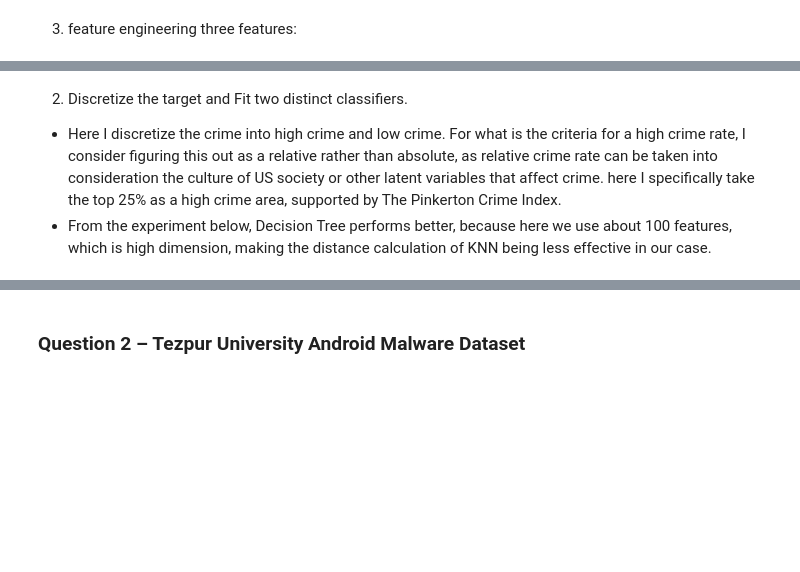
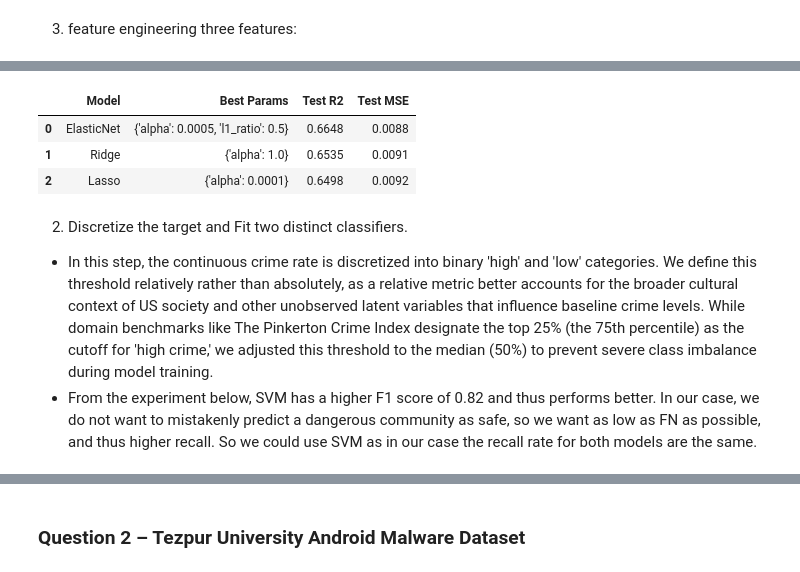
Before and after one commit to Zycheng114514/data_science_2_group_assignments, a Jupyter notebook: Group_Zhiyang_Jingwen_Maurice_1.ipynb, the cells around one changed output, grey strips where cells are left out. Drawn from its saved outputs; the diff is of its cells as text; code cells hidden in the pictures; blank space fills up the shorter version.

```diff
--- a/Group_X2.ipynb
+++ b/Group_Zhiyang_Jingwen_Maurice_1.ipynb
@@ -221,4 +202,57 @@ display(results_df)
+# %%
+y_train_log = np.log1p(y_train)
+y_test_log = np.log1p(y_test)
+
+def evaluate_models(X_train, y_train, X_test, y_test):
+    # Setup KFold for robust hyperparameter tuning
+    kf = KFold(n_splits=5, shuffle=True, random_state=42)
+
+    models_config = {
+        'Ridge': (
+            Ridge(random_state=42),
+            {'alpha': [0.01, 0.1, 1.0]}
+        ),
+        'Lasso': (
+            Lasso(max_iter=10000, tol=1e-3, random_state=42),
+            {'alpha': [0.0001, 0.0005, 0.001]}
+        ),
+        'ElasticNet': (
+            ElasticNet(max_iter=10000, tol=1e-3, random_state=42),
+            {'alpha': [0.0001, 0.0005, 0.001],
+             'l1_ratio': [ 0.3, 0.5, 0.7]}
+        )
+    }
+
+    results = []
+
+    for name, (model, params) in models_config.items():
+        grid = GridSearchCV(model, params, cv=kf, scoring='r2')
+        grid.fit(X_train, y_train)
+
+        best_model = grid.best_estimator_
+        y_pred = best_model.predict(X_test)
+
+        r2 = r2_score(y_test, y_pred)
+        mse = mean_squared_error(y_test, y_pred)
+
+        results.append({
+            'Model': name,
+            'Best Params': str(grid.best_params_),
+            'Test R2': round(r2, 4),
+            'Test MSE': round(mse, 4)
+        })
+
+    return pd.DataFrame(results).sort_values(by='Test R2', ascending=False).reset_index(drop=True)
+
+results_df = evaluate_models(X_train, y_train_log, X_test, y_test_log)
+
+display(results_df)
+# %% [output]
+|  | Model | Best Params | Test R2 | Test MSE |
+| 0 | ElasticNet | {'alpha': 0.0005, 'l1_ratio': 0.5} | 0.6648 | 0.0088 |
+| 1 | Ridge | {'alpha': 1.0} | 0.6535 | 0.0091 |
+| 2 | Lasso | {'alpha': 0.0001} | 0.6498 | 0.0092 |
 # %% [markdown]
 2. Discretize the target and Fit two distinct classifiers.
-- Here I discretize the crime into high crime and low crime. For what is the criteria for a high crime rate, I consider figuring this out as a relative rather than absolute, as relative crime rate can be taken into consideration the culture of US society or other latent variables that affect crime. here I specifically take the top 25% as a high crime area, supported by The Pinkerton Crime Index.
-- From the experiment below, Decision Tree performs better, because here we use about 100 features, which is high dimension, making the distance calculation of KNN being less effective in our case.
+- In this step, the continuous crime rate is discretized into binary 'high' and 'low' categories. We define this threshold relatively rather than absolutely, as a relative metric better accounts for the broader cultural context of US society and other unobserved latent variables that influence baseline crime levels. While domain benchmarks like The Pinkerton Crime Index designate the top 25% (the 75th percentile) as the cutoff for 'high crime,' we adjusted this threshold to the median (50%) to prevent severe class imbalance during model training.
+- From the experiment below, SVM has a higher F1 score of 0.82 and thus performs better. In our case, we do not want to mistakenly predict a dangerous community as safe, so we want as low as FN as possible, and thus higher recall. So we could use SVM as in our case the recall rate for both models are the same.
```
Also changed, not shown: parts of 19 cells of this notebook, 1 other file.
